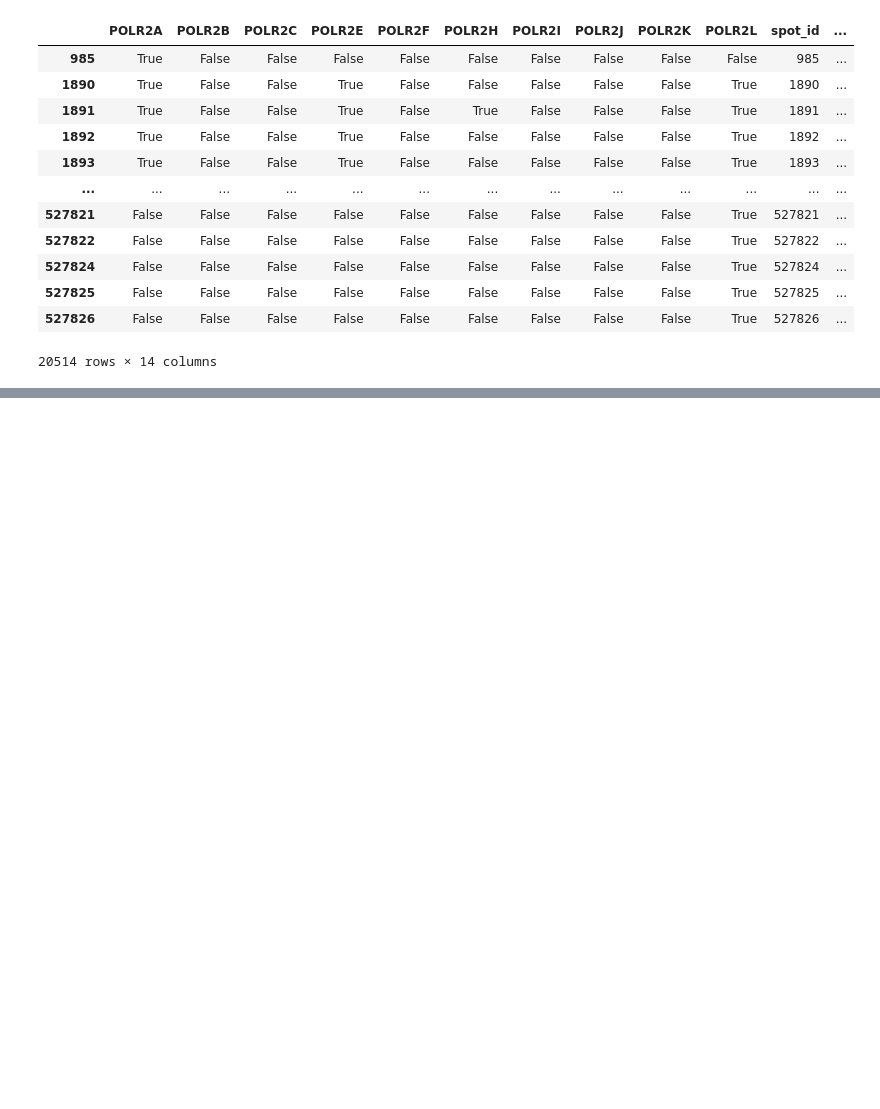
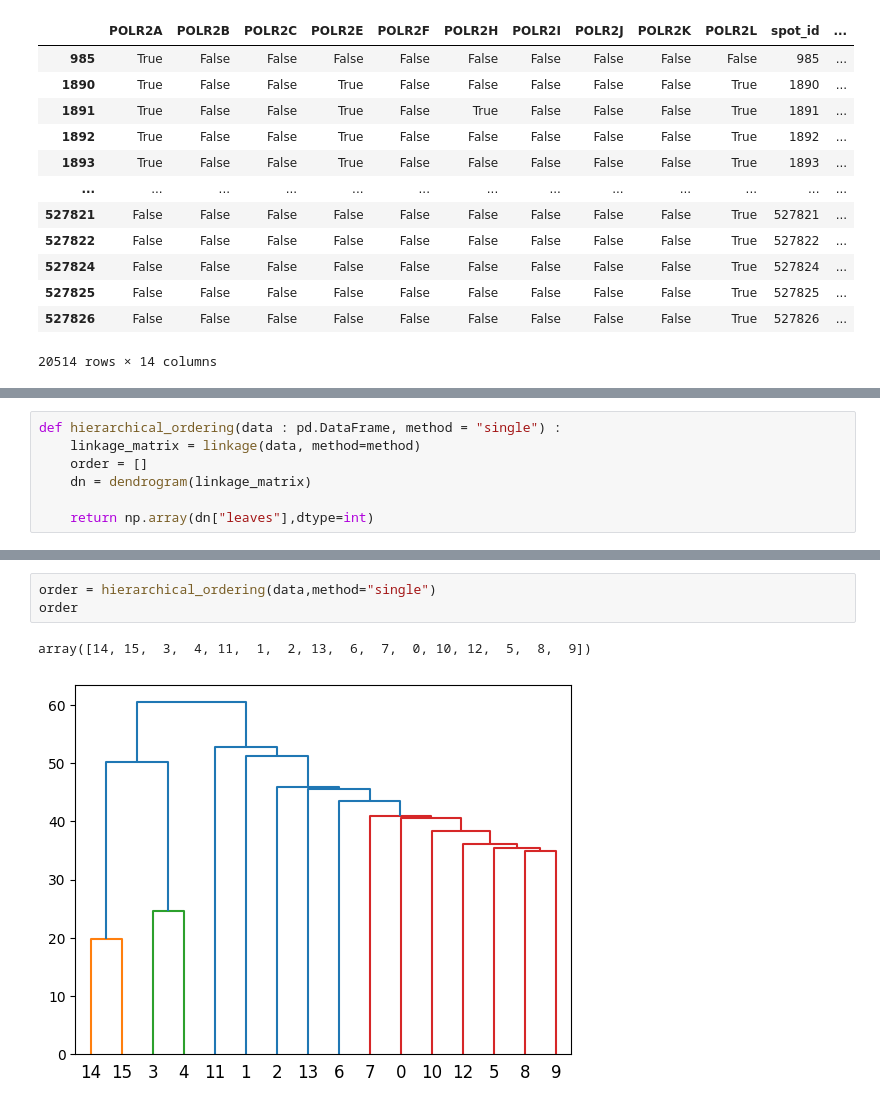
Before and after one commit to SlimaniF/Sequential_Fish, a Jupyter notebook: src/Sequential_Fish/analysis/testing_notebooks/graphs.ipynb, the cells around one changed output, grey strips where cells are left out. Drawn from its saved outputs; the diff is of its cells as text; blank space fills up the shorter version.

```diff
--- a/src/Sequential_Fish/analysis/testing_notebooks/graphs.ipynb
+++ b/src/Sequential_Fish/analysis/testing_notebooks/graphs.ipynb
@@ -682,0 +737,7 @@ colocalisation_truth_df
+# %%
+def hierarchical_ordering(data : pd.DataFrame, method = "single") :
+    linkage_matrix = linkage(data, method=method)
+    order = []
+    dn = dendrogram(linkage_matrix)
+
+    return np.array(dn["leaves"],dtype=int)
@@ -682,0 +751,6 @@ colocalisation_truth_df
+# %%
+order = hierarchical_ordering(data,method="single")
+order
+# %% [output]
+array([14, 15,  3,  4, 11,  1,  2, 13,  6,  7,  0, 10, 12,  5,  8,  9])
+[figure, added]
```
Also changed, not shown: parts of 15 cells of this notebook, 5 other files.
